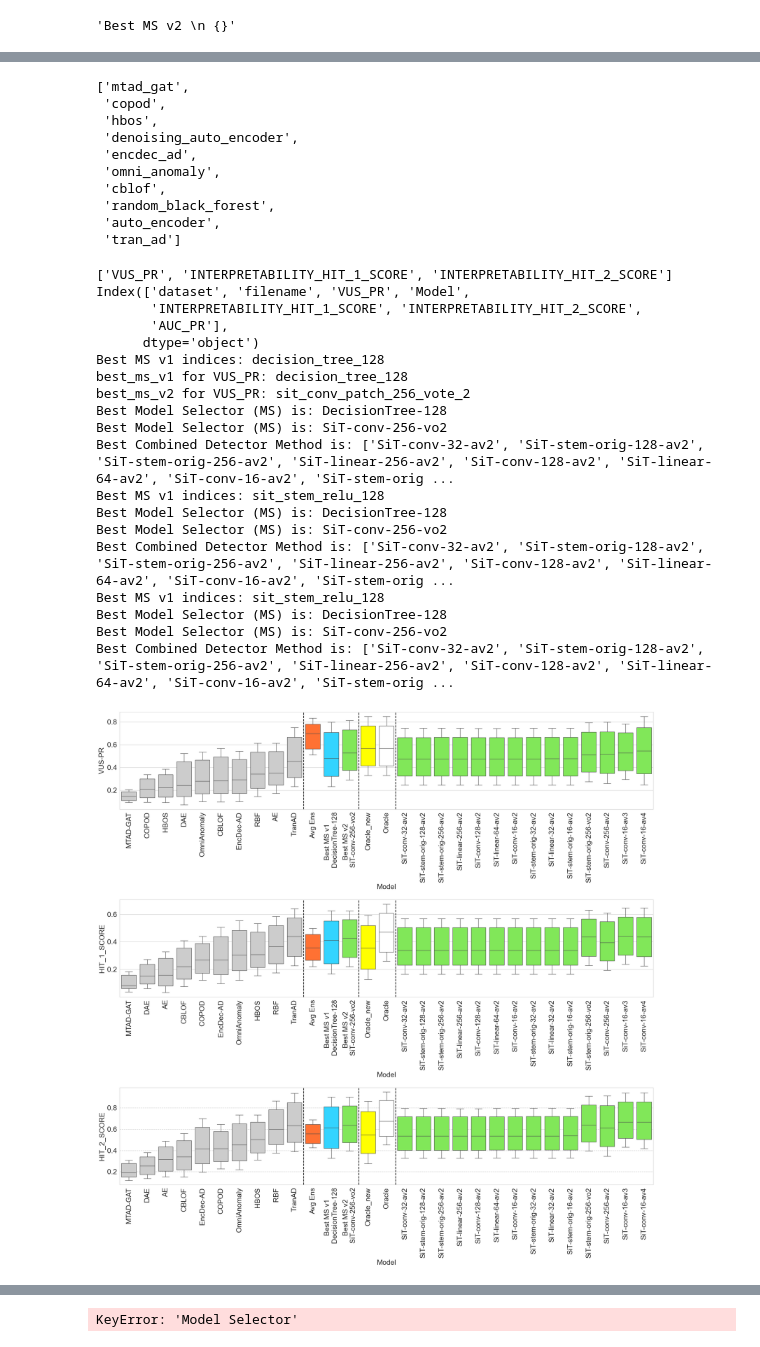
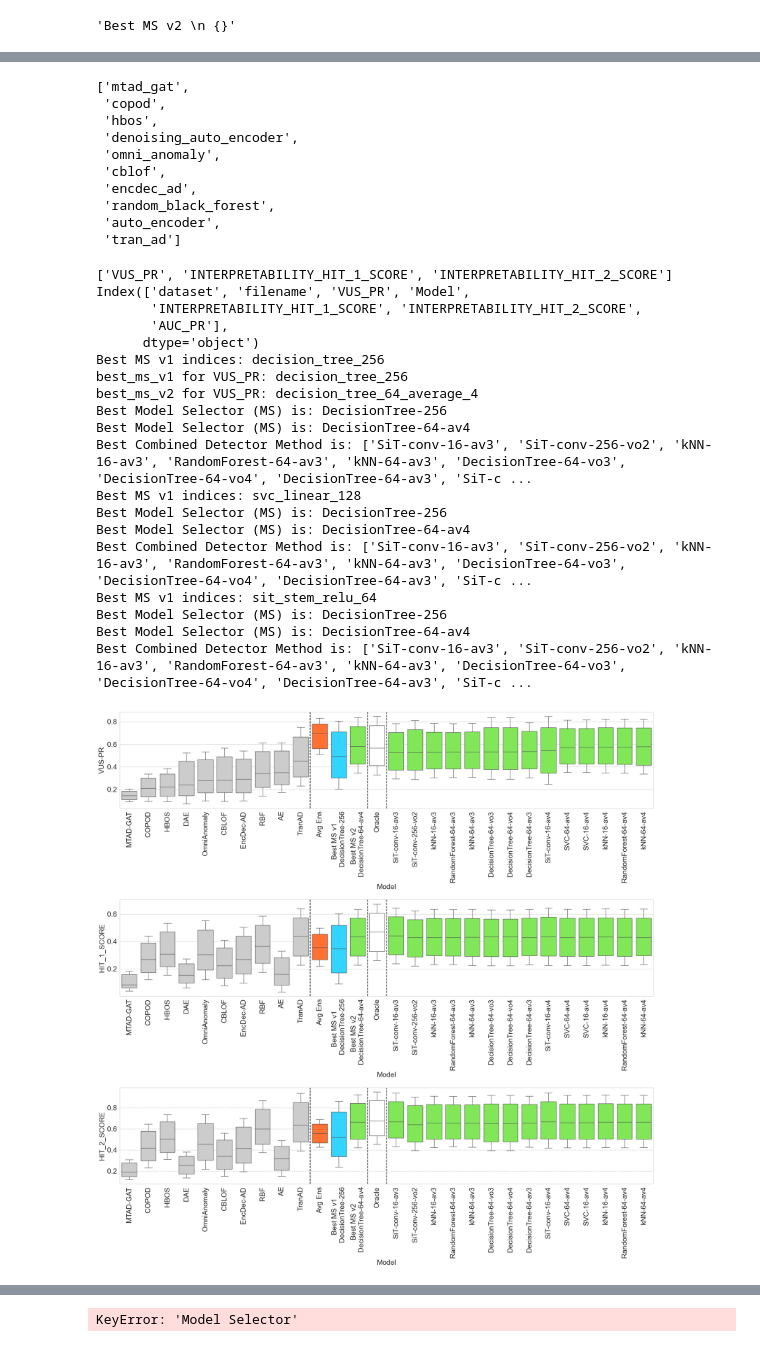
Before and after one commit to doanthihoaithu/MSAD, a Jupyter notebook: analyze_combining_detectors.ipynb, the cells around one changed output, grey strips where cells are left out. Cells and saved outputs as stored; diff of their text form; code cells hidden in the pictures.

```diff
--- a/analyze_combining_detectors.ipynb
+++ b/analyze_combining_detectors.ipynb
@@ -127,7 +123,7 @@ Combined detector methods: ['convnet_default_16_average_1', 'sit_linear_patch_32
 # Replace this value with "AUC_PR" or "VUS_PR" to obtain the corresponding results
 # measure_name = 'VUS_PR'
 measure_names = ['VUS_PR', 'INTERPRETABILITY_HIT_1_SCORE', 'INTERPRETABILITY_HIT_2_SCORE']
-base_lines = ['Oracle', 'Avg Ens', 'Oracle_new']
+base_lines = ['Oracle', 'Avg Ens']
 
 # ['INTERPRETABILITY_HIT_2_SCORE', 'INTERPRETABILITY_LOG_SCORE']
 
@@ -513,13 +509,13 @@ combined_df
 # %%
-df_dict['VUS_PR'][detector_names].mean().sort_values(ascending=False).index.tolist()[::-1]
+df_dict['VUS_PR'][detector_names].median().sort_values(ascending=False).index.tolist()[::-1]
 # %% [output]
 ['mtad_gat',
  'copod',
  'hbos',
  'denoising_auto_encoder',
- 'encdec_ad',
  'omni_anomaly',
  'cblof',
+ 'encdec_ad',
  'random_black_forest',
  'auto_encoder',
  'tran_ad']
@@ -551,13 +547,13 @@ def plot_result_boxplot_dataset(combined_df, measure_names=measure_names):
     best_vus_pr_v2_list = None
     best_vus_pr_v1 = None
     for measure_name in measure_names:
-        method_meansv1 = combined_df[combined_df['Model'].isin(model_selectors_v1)].groupby('Model')[measure_name].mean().sort_values()
+        method_meansv1 = combined_df[combined_df['Model'].isin(model_selectors_v1)].groupby('Model')[measure_name].median().sort_values()
         best_ms = method_meansv1.idxmax() # Best MS may differ since results are may slightly vary (although distributions are solid)
         print(f'Best MS v1 indices:', best_ms)
         # method_means_combine = combined_df.groupby('Model')[measure_name].mean()
         # print('Mean combine shape', method_means_combine.shape)
         top_N = 15
-        method_means_msadv2 = combined_df[combined_df['Model'].isin(model_selectors_v2_not_v1)].groupby('Model')[measure_name].mean().sort_values()
+        method_means_msadv2 = combined_df[combined_df['Model'].isin(model_selectors_v2_not_v1)].groupby('Model')[measure_name].median().sort_values()
         selected_best_ms_combine = np.argpartition(method_means_msadv2.values, -top_N)[-top_N:].tolist()
         best_ms_v2 = method_means_msadv2.index[selected_best_ms_combine[-1]]
         # print('selected_best_ms_combine indices:', selected_best_ms_combine)
@@ -590,56 +586,56 @@ def plot_result_boxplot_dataset(combined_df, measure_names=measure_names):
         combine_pal = {method: methods_colors["best_ms_combine"] for method in model_selectors}
         my_pal = {**my_pal, **combine_pal, **{"Avg Ens": methods_colors["avg_ens"], best_ms: methods_colors["best_ms"], 'Oracle': methods_colors["oracle"], 'Oracle_new': methods_colors["oracle_new"] }}
 
-        ordered_detector_names = df_dict[measure_name.upper()][detector_names].median().sort_values(ascending=False).index.tolist()[::-1]
-        tmp_methods = (ordered_detector_names + ['Avg Ens', best_ms,  best_ms_v2, 'Oracle_new', 'Oracle'] +
+        ordered_detector_names = df_dict['VUS_PR'][detector_names].median().sort_values(ascending=False).index.tolist()[::-1]
+        tmp_methods = (ordered_detector_names + ['Avg Ens', best_ms,  best_ms_v2, 'Oracle'] +
                        selected_best_ms_combine_raw_names[:-1])  # Exclude best_ms_v2 since it's already added
         axis = axes[measure_names.index(measure_name)]
         bplot = sns.boxplot(ax=axis, data=combined_df, y=measure_name, x='Model',palette=my_pal, showfliers = False, saturation=1, whis=0.241289844, hue="Model", order=tmp_methods)
 
         xticks_labels = []
         for x in tmp_methods:
             if x != best_ms and x!= best_ms_v2:
                 xticks_labels.append(final_names[x])
             elif x == best_ms:
                 xticks_labels.append(final_names['best_ms'].format(final_names[best_ms]))
             else:
                 xticks_labels.append(final_names['best_ms_v2'].format(final_names[best_ms_v2]))
 
         axis.set_xticks(list(range(len(xticks_labels))), xticks_labels, rotation=90)
         axis.set_ylabel(final_names[measure_name])
 
         axis.axvline(9.5, color='black', linestyle='--')
         axis.axvline(12.5, color='black', linestyle='--')
-        axis.axvline(14.5, color='black', linestyle='--')
+        axis.axvline(13.5, color='black', linestyle='--')
     plt.tight_layout()
     #     plt.savefig(figure_path.format('1_intro_fig_1'), transparent=True)
     figure_path = f'result_label_by_{mts_current_metric_for_optimization}'
     figure.savefig(figure_path)
     plt.show()
     plt.close()
 
 plot_result_boxplot_dataset(combined_df, measure_names)
 # %% [output]
 ['VUS_PR', 'INTERPRETABILITY_HIT_1_SCORE', 'INTERPRETABILITY_HIT_2_SCORE']
 Index(['dataset', 'filename', 'VUS_PR', 'Model',
        'INTERPRETABILITY_HIT_1_SCORE', 'INTERPRETABILITY_HIT_2_SCORE',
        'AUC_PR'],
       dtype='object')
-Best MS v1 indices: decision_tree_128
-best_ms_v1 for VUS_PR: decision_tree_128
-best_ms_v2 for VUS_PR: sit_conv_patch_256_vote_2
-Best Model Selector (MS) is: DecisionTree-128
-Best Model Selector (MS) is: SiT-conv-256-vo2
-Best Combined Detector Method is: ['SiT-conv-32-av2', 'SiT-stem-orig-128-av2', 'SiT-stem-orig-256-av2', 'SiT-linear-256-av2', 'SiT-conv-128-av2', 'SiT-linear-64-av2', 'SiT-conv-16-av2', 'SiT-stem-orig ...
-Best MS v1 indices: sit_stem_relu_128
-Best Model Selector (MS) is: DecisionTree-128
-Best Model Selector (MS) is: SiT-conv-256-vo2
-Best Combined Detector Method is: ['SiT-conv-32-av2', 'SiT-stem-orig-128-av2', 'SiT-stem-orig-256-av2', 'SiT-linear-256-av2', 'SiT-conv-128-av2', 'SiT-linear-64-av2', 'SiT-conv-16-av2', 'SiT-stem-orig ...
-Best MS v1 indices: sit_stem_relu_128
-Best Model Selector (MS) is: DecisionTree-128
-Best Model Selector (MS) is: SiT-conv-256-vo2
-Best Combined Detector Method is: ['SiT-conv-32-av2', 'SiT-stem-orig-128-av2', 'SiT-stem-orig-256-av2', 'SiT-linear-256-av2', 'SiT-conv-128-av2', 'SiT-linear-64-av2', 'SiT-conv-16-av2', 'SiT-stem-orig ...
+Best MS v1 indices: decision_tree_256
+best_ms_v1 for VUS_PR: decision_tree_256
+best_ms_v2 for VUS_PR: decision_tree_64_average_4
+Best Model Selector (MS) is: DecisionTree-256
+Best Model Selector (MS) is: DecisionTree-64-av4
+Best Combined Detector Method is: ['SiT-conv-16-av3', 'SiT-conv-256-vo2', 'kNN-16-av3', 'RandomForest-64-av3', 'kNN-64-av3', 'DecisionTree-64-vo3', 'DecisionTree-64-vo4', 'DecisionTree-64-av3', 'SiT-c ...
+Best MS v1 indices: svc_linear_128
+Best Model Selector (MS) is: DecisionTree-256
+Best Model Selector (MS) is: DecisionTree-64-av4
+Best Combined Detector Method is: ['SiT-conv-16-av3', 'SiT-conv-256-vo2', 'kNN-16-av3', 'RandomForest-64-av3', 'kNN-64-av3', 'DecisionTree-64-vo3', 'DecisionTree-64-vo4', 'DecisionTree-64-av3', 'SiT-c ...
+Best MS v1 indices: sit_stem_relu_64
+Best Model Selector (MS) is: DecisionTree-256
+Best Model Selector (MS) is: DecisionTree-64-av4
+Best Combined Detector Method is: ['SiT-conv-16-av3', 'SiT-conv-256-vo2', 'kNN-16-av3', 'RandomForest-64-av3', 'kNN-64-av3', 'DecisionTree-64-vo3', 'DecisionTree-64-vo4', 'DecisionTree-64-av3', 'SiT-c ...
-[figure, old version]
+[figure, new version]
 # %%
 plt.rcParams.update({'font.size': 18})
 # plt.figure(figsize=(20, 40))
```
Also changed, not shown: parts of 12 cells of this notebook, 12 other files.
